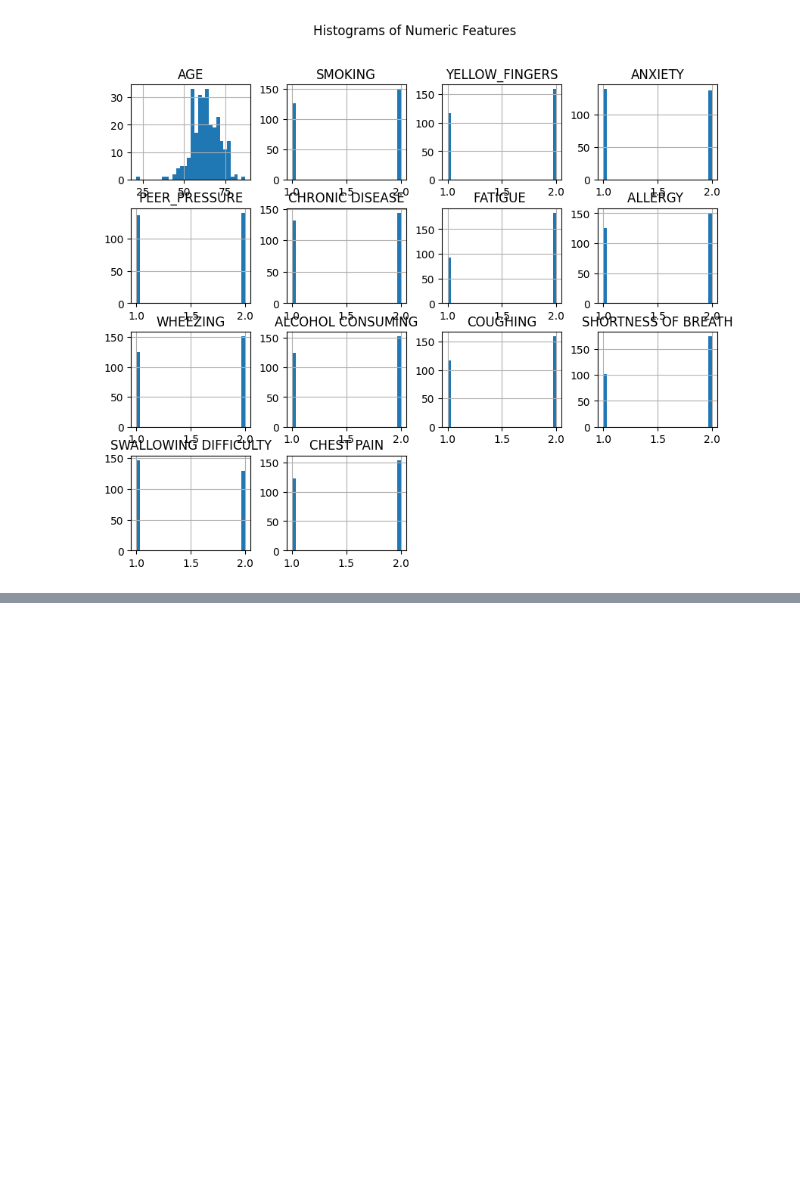
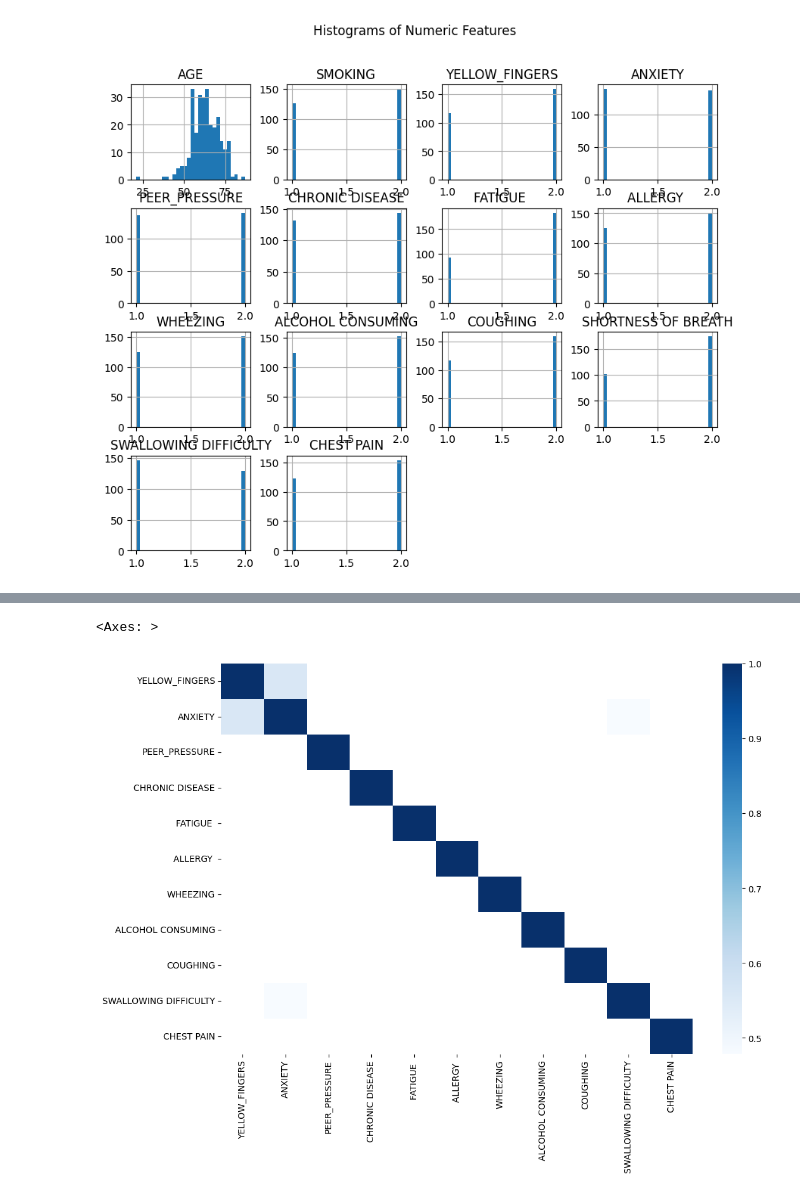
Before and after one commit to the-madhankumar/LungCancer, a Jupyter notebook: Code/main.ipynb, the cells around one changed output, grey strips where cells are left out. Saved outputs shown, nothing was run; the diff lists cells and outputs as text; code cells hidden in the pictures; blank space fills up the shorter version.

```diff
--- a/Code/main.ipynb
+++ b/Code/main.ipynb
@@ -148,0 +169,7 @@ plt.show()
+# %%
+kot = corr_matrix[corr_matrix >=.40]
+plt.figure(figsize=(12,8))
+sns.heatmap(kot, cmap="Blues")
+# %% [output]
+<Axes: >
+[figure, added]
```
Also changed, not shown: parts of 8 cells of this notebook.
